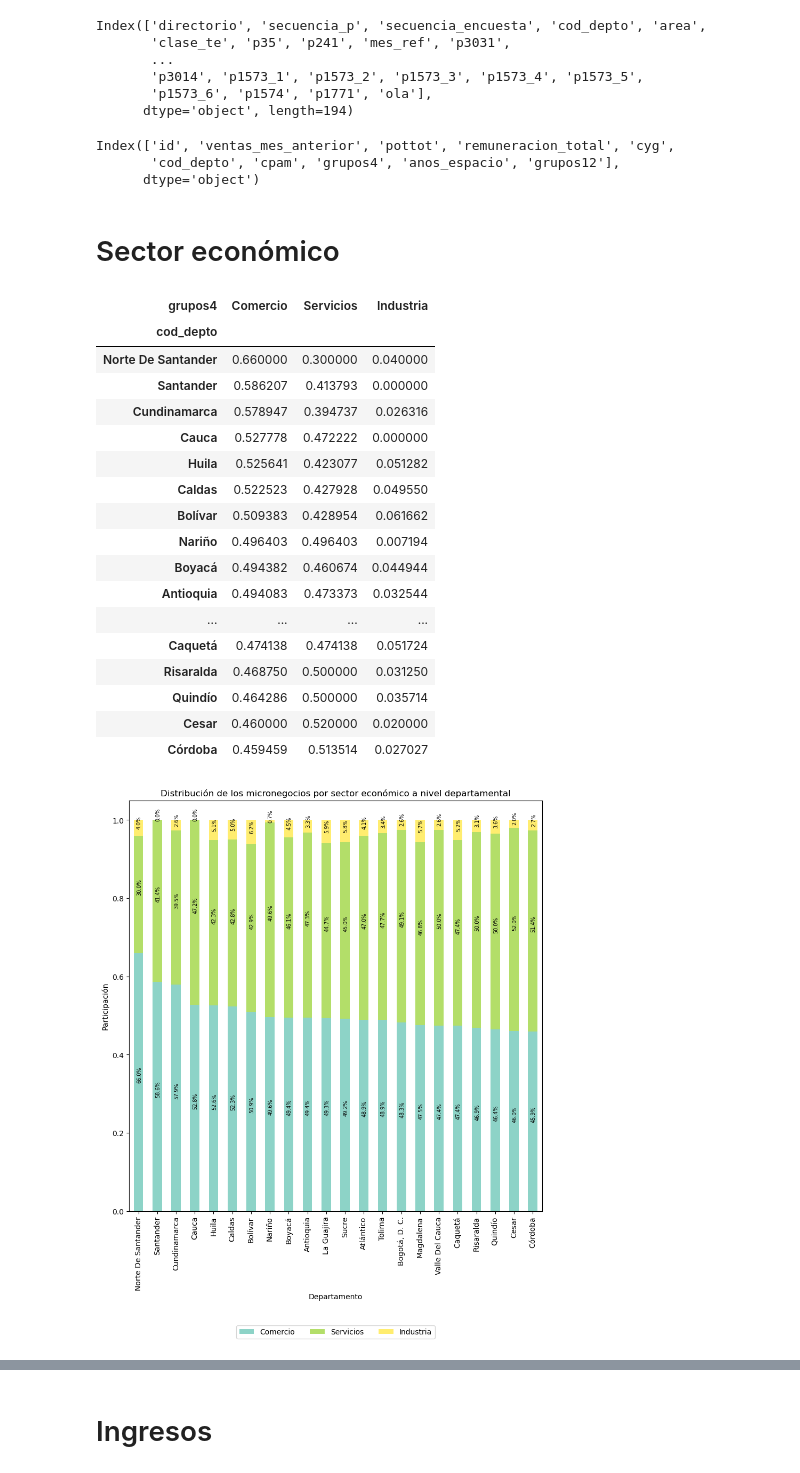
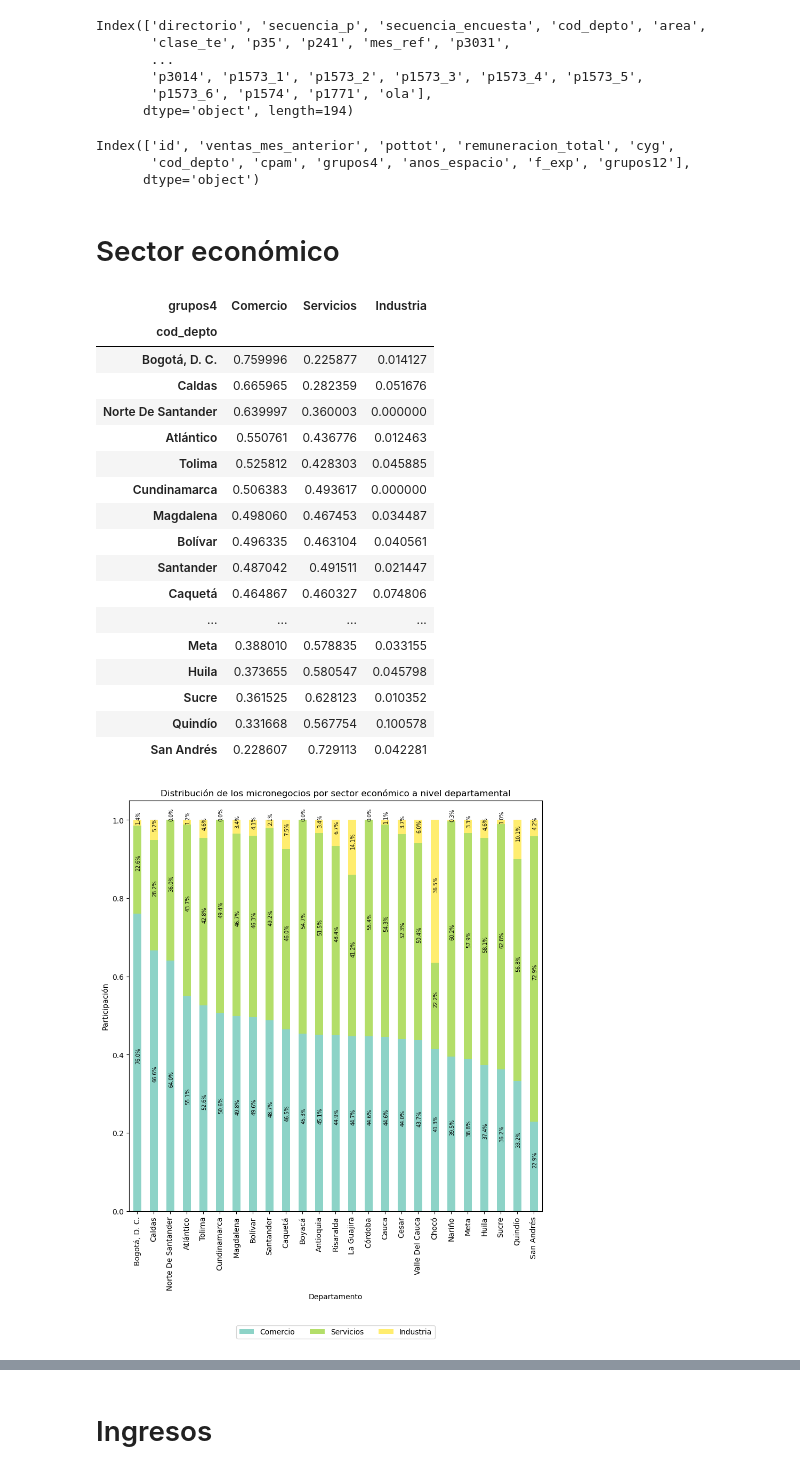
Before and after one commit to Ingenieco/dane, a Jupyter notebook: codigos_2024/analisis_descriptivo_moviles.ipynb, the cells around one changed output, grey strips where cells are left out. Saved outputs shown, nothing was run; the diff lists cells and outputs as text; code cells hidden in the pictures.

```diff
--- a/codigos_2024/analisis_descriptivo_moviles.ipynb
+++ b/codigos_2024/analisis_descriptivo_moviles.ipynb
@@ -10,7 +10,7 @@ emicron_22 = pd.read_csv("D:/jupyter/dane/datos_crudos/emicron_22.csv")
 emicron_m = emicron_m.rename(columns = lambda x: x.lower())
 emicron_22 = emicron_22.rename(columns = lambda x: x.lower())
 # %%
-emicron_m22 = emicron[emicron['ola'] == 2022]
+emicron_m22 = emicron_m[emicron_m['ola'] == 2022]
 emicron_m22 = emicron_m22.drop(columns = 'ola')
 emicron_m22.columns
 emicron_22.columns
@@ -26,7 +26,7 @@ emicron_m = pd.merge(emicron_m22, emicron_22[['id', 'grupos12']], on = 'id')
 emicron_m.columns
 # %% [output]
 Index(['id', 'ventas_mes_anterior', 'pottot', 'remuneracion_total', 'cyg',
-       'cod_depto', 'cpam', 'grupos4', 'anos_espacio', 'grupos12'],
+       'cod_depto', 'cpam', 'grupos4', 'anos_espacio', 'f_exp', 'grupos12'],
       dtype='object')
 # %%
 # Definición labels
@@ -53,7 +53,12 @@ dic_g12 = {3:"Industria",
 # %% [markdown]
 # Sector económico
 # %%
-crosstab_proporcion = pd.crosstab(index = emicron_22['cod_depto'], columns = emicron_m['grupos4'], normalize = "index")
+crosstab_proporcion = pd.crosstab(emicron_m['cod_depto'],
+                                  emicron_m['grupos4'],
+                                  emicron_m['f_exp'],
+                                  aggfunc = sum,
+                                  normalize = "index")
+
 crosstab_proporcion = crosstab_proporcion[[3, 4, 2]]
 
 crosstab_proporcion = crosstab_proporcion.sort_values(by = 3, ascending = False)
@@ -64,48 +69,49 @@ crosstab_proporcion
 # %% [output]
 | grupos4 | Comercio | Servicios | Industria |
 | cod_depto |  |  |  |
-| Norte De Santander | 0.660000 | 0.300000 | 0.040000 |
-| Santander | 0.586207 | 0.413793 | 0.000000 |
-| Cundinamarca | 0.578947 | 0.394737 | 0.026316 |
-| Cauca | 0.527778 | 0.472222 | 0.000000 |
-| Huila | 0.525641 | 0.423077 | 0.051282 |
-| Caldas | 0.522523 | 0.427928 | 0.049550 |
-| Bolívar | 0.509383 | 0.428954 | 0.061662 |
-| Nariño | 0.496403 | 0.496403 | 0.007194 |
-| Boyacá | 0.494382 | 0.460674 | 0.044944 |
-| Antioquia | 0.494083 | 0.473373 | 0.032544 |
+| Bogotá, D. C. | 0.759996 | 0.225877 | 0.014127 |
+| Caldas | 0.665965 | 0.282359 | 0.051676 |
+| Norte De Santander | 0.639997 | 0.360003 | 0.000000 |
+| Atlántico | 0.550761 | 0.436776 | 0.012463 |
+| Tolima | 0.525812 | 0.428303 | 0.045885 |
+| Cundinamarca | 0.506383 | 0.493617 | 0.000000 |
+| Magdalena | 0.498060 | 0.467453 | 0.034487 |
+| Bolívar | 0.496335 | 0.463104 | 0.040561 |
+| Santander | 0.487042 | 0.491511 | 0.021447 |
+| Caquetá | 0.464867 | 0.460327 | 0.074806 |
 | ... | ... | ... | ... |
-| Caquetá | 0.474138 | 0.474138 | 0.051724 |
-| Risaralda | 0.468750 | 0.500000 | 0.031250 |
-| Quindío | 0.464286 | 0.500000 | 0.035714 |
-| Cesar | 0.460000 | 0.520000 | 0.020000 |
-| Córdoba | 0.459459 | 0.513514 | 0.027027 |
+| Meta | 0.388010 | 0.578835 | 0.033155 |
+| Huila | 0.373655 | 0.580547 | 0.045798 |
+| Sucre | 0.361525 | 0.628123 | 0.010352 |
+| Quindío | 0.331668 | 0.567754 | 0.100578 |
+| San Andrés | 0.228607 | 0.729113 | 0.042281 |
 # %%
-crosstab_proporcion.plot.bar(stacked = True,
+fig = crosstab_proporcion.plot.bar(stacked = True,
                             colormap = "Set3",
-                            figsize = (10, 10))
+                            figsize = (10, 10)).get_figure()# para guardar una imagen
+
 
 
 for n, x in enumerate([*crosstab_proporcion.index.values]):
     for (proportion, y_loc) in zip(crosstab_proporcion.loc[x],
                                    crosstab_proporcion.loc[x].cumsum()):
 
         plt.text(x = n - 0.1,
                  y = (y_loc - proportion) + (proportion / 2),
                  s = f'{np.round(proportion * 100, 1)}%',
                  color = "black",
                  fontsize = 7,
                  rotation = 'vertical')
                  #fontweight="bold")
 
 plt.xlabel("Departamento")
 plt.ylabel("Participación")
 plt.title("Distribución de los micronegocios por sector económico a nivel departamental")
 
 # Put a legend below current axis
 plt.legend(loc ='lower center', bbox_to_anchor = (0.5, -0.32),
           fancybox = True, shadow = False, ncol = 5)
 
 plt.show()
 # %% [output]
-[figure, old version]
+[figure, new version]
```
Also changed, not shown: parts of 11 cells of this notebook, 3 other files.
